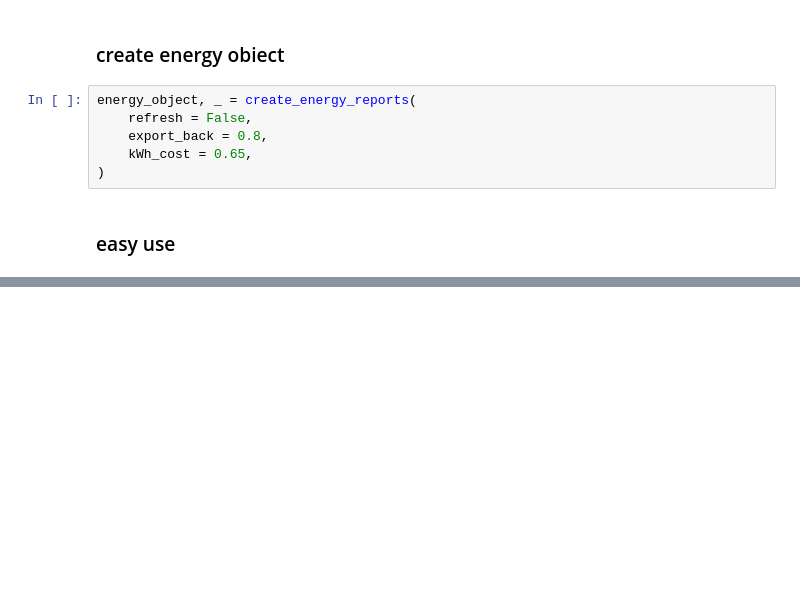
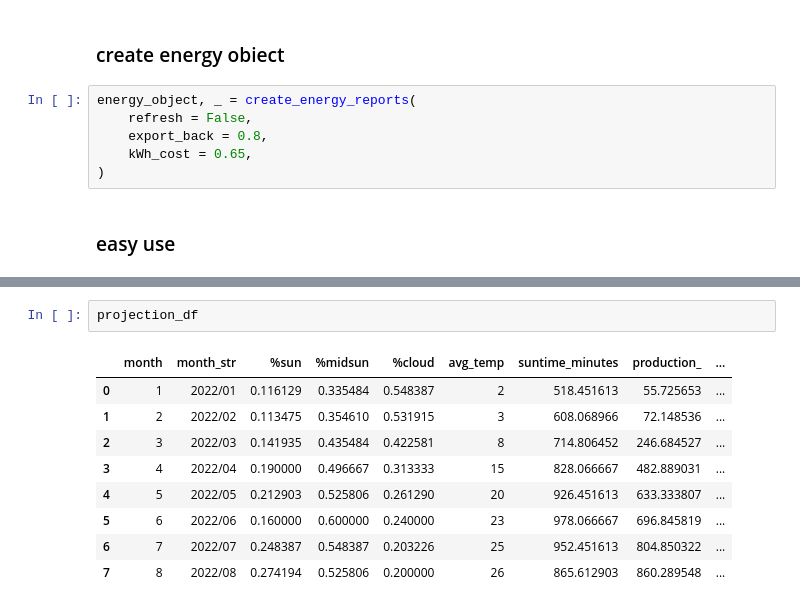
Before and after one commit to pka69/SolarEdge_Tauron_e-licznik_combine_data, a Jupyter notebook: easy_example.ipynb, the cells around one changed output, grey strips where cells are left out. Drawn from its saved outputs; the diff is of its cells as text; blank space fills up the shorter version.

```diff
--- a/easy_example.ipynb
+++ b/easy_example.ipynb
@@ -82,0 +73,12 @@ No handles with labels found to put in legend.
+# %%
+projection_df
+# %% [output]
+|  | month | month_str | %sun | %midsun | %cloud | avg_temp | suntime_minutes | production_ | ... |
+| 0 | 1 | 2022/01 | 0.116129 | 0.335484 | 0.548387 | 2 | 518.451613 | 55.725653 | ... |
+| 1 | 2 | 2022/02 | 0.113475 | 0.354610 | 0.531915 | 3 | 608.068966 | 72.148536 | ... |
+| 2 | 3 | 2022/03 | 0.141935 | 0.435484 | 0.422581 | 8 | 714.806452 | 246.684527 | ... |
+| 3 | 4 | 2022/04 | 0.190000 | 0.496667 | 0.313333 | 15 | 828.066667 | 482.889031 | ... |
+| 4 | 5 | 2022/05 | 0.212903 | 0.525806 | 0.261290 | 20 | 926.451613 | 633.333807 | ... |
+| 5 | 6 | 2022/06 | 0.160000 | 0.600000 | 0.240000 | 23 | 978.066667 | 696.845819 | ... |
+| 6 | 7 | 2022/07 | 0.248387 | 0.548387 | 0.203226 | 25 | 952.451613 | 804.850322 | ... |
+| 7 | 8 | 2022/08 | 0.274194 | 0.525806 | 0.200000 | 26 | 865.612903 | 860.289548 | ... |
```
Also changed, not shown: parts of 7 cells of this notebook, 7 other files.
